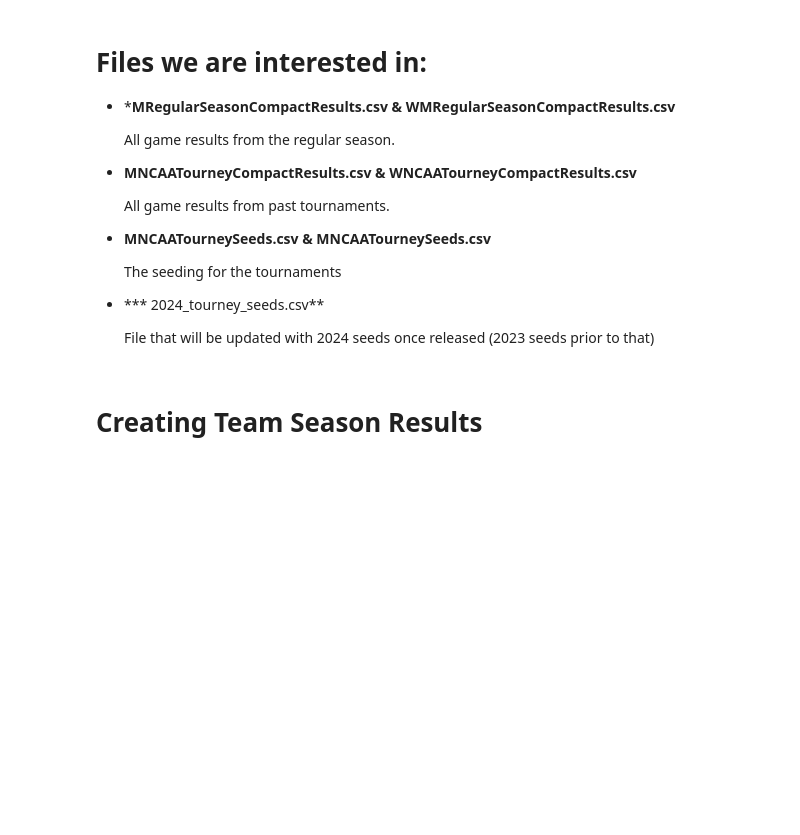
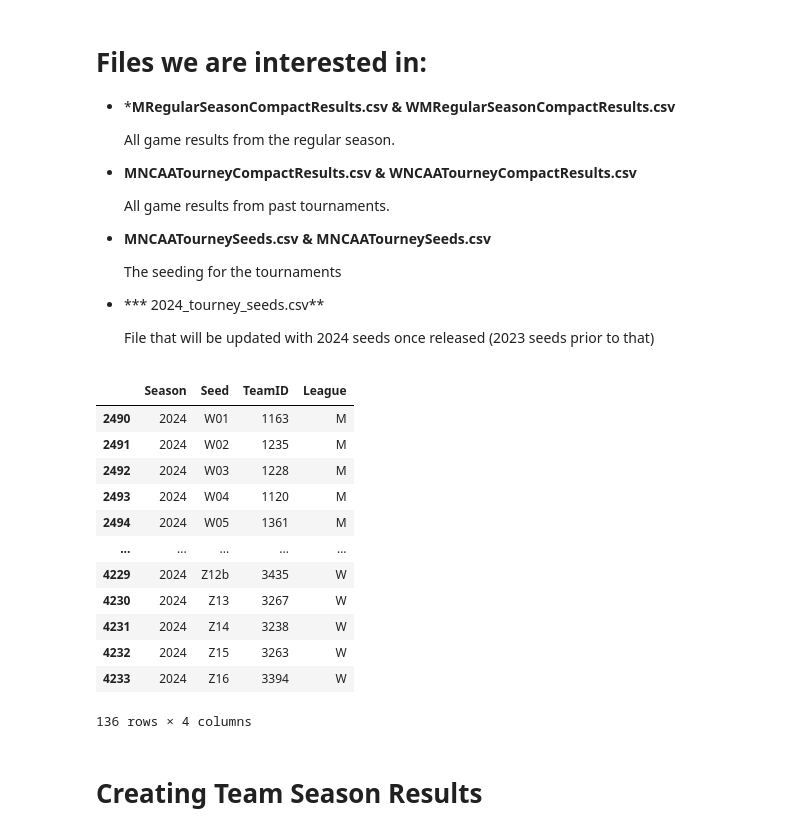
Before and after one commit to Shubhampalav017/Basketball_Bracket_Forecasting_2024, a Jupyter notebook: basketball-bracket-forecasting-2024ml.ipynb, the cells around one changed output. Saved outputs shown, nothing was run; the diff lists cells and outputs as text; code cells hidden in the pictures; blank space fills up the shorter version.

```diff
--- a/basketball-bracket-forecasting-2024ml.ipynb
+++ b/basketball-bracket-forecasting-2024ml.ipynb
@@ -70,6 +70,24 @@ df_tourney_results = pd.concat(
         pd.read_csv(DATA_PATH + "WNCAATourneyCompactResults.csv").assign(League="W"),
     ]
 ).reset_index(drop=True)
+# %%
+Season = 2024
+filtered_wins =  df_seeds[ df_seeds['Season'] == Season]
+filtered_wins
+# %% [output]
+|  | Season | Seed | TeamID | League |
+| 2490 | 2024 | W01 | 1163 | M |
+| 2491 | 2024 | W02 | 1235 | M |
+| 2492 | 2024 | W03 | 1228 | M |
+| 2493 | 2024 | W04 | 1120 | M |
+| 2494 | 2024 | W05 | 1361 | M |
+| ... | ... | ... | ... | ... |
+| 4229 | 2024 | Z12b | 3435 | W |
+| 4230 | 2024 | Z13 | 3267 | W |
+| 4231 | 2024 | Z14 | 3238 | W |
+| 4232 | 2024 | Z15 | 3263 | W |
+| 4233 | 2024 | Z16 | 3394 | W |
+136 rows × 4 columns
 # %% [markdown]
 # **Creating Team Season Results**
 # %% [markdown]
```
Also changed, not shown: parts of 27 cells of this notebook.
